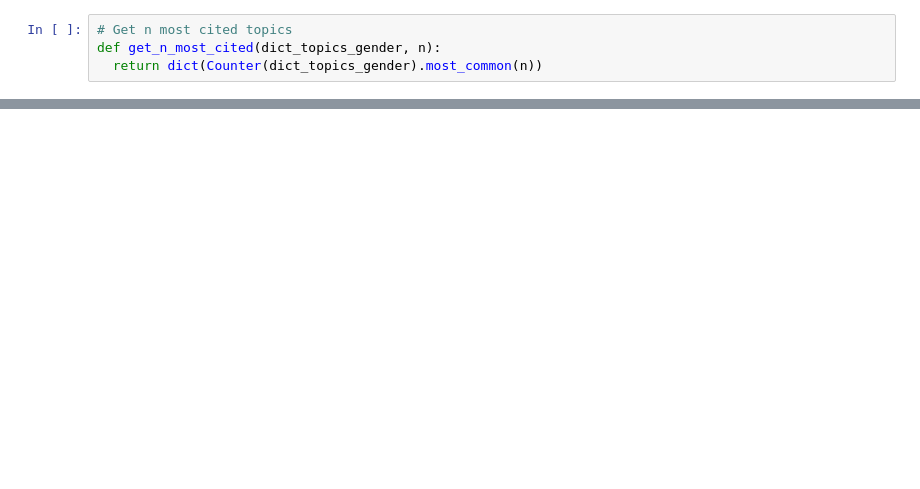
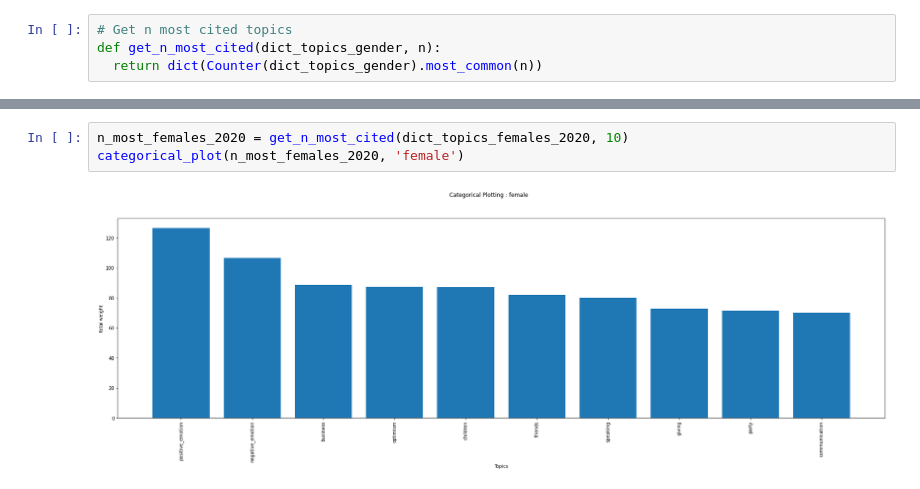
Before and after one commit to epfl-ada/ada-2021-project-palomamo, a Jupyter notebook: gender_topics.ipynb, the cells around one changed output, grey strips where cells are left out. Drawn from its saved outputs; the diff is of its cells as text; blank space fills up the shorter version.

```diff
--- a/gender_topics.ipynb
+++ b/gender_topics.ipynb
@@ -339,0 +256,5 @@ ax = sns.catplot(x='topic', y="count", data=topics_counts_df.head())
+# %%
+n_most_females_2020 = get_n_most_cited(dict_topics_females_2020, 10)
+categorical_plot(n_most_females_2020, 'female')
+# %% [output]
+[figure, added]
```
Also changed, not shown: parts of 44 cells of this notebook.
